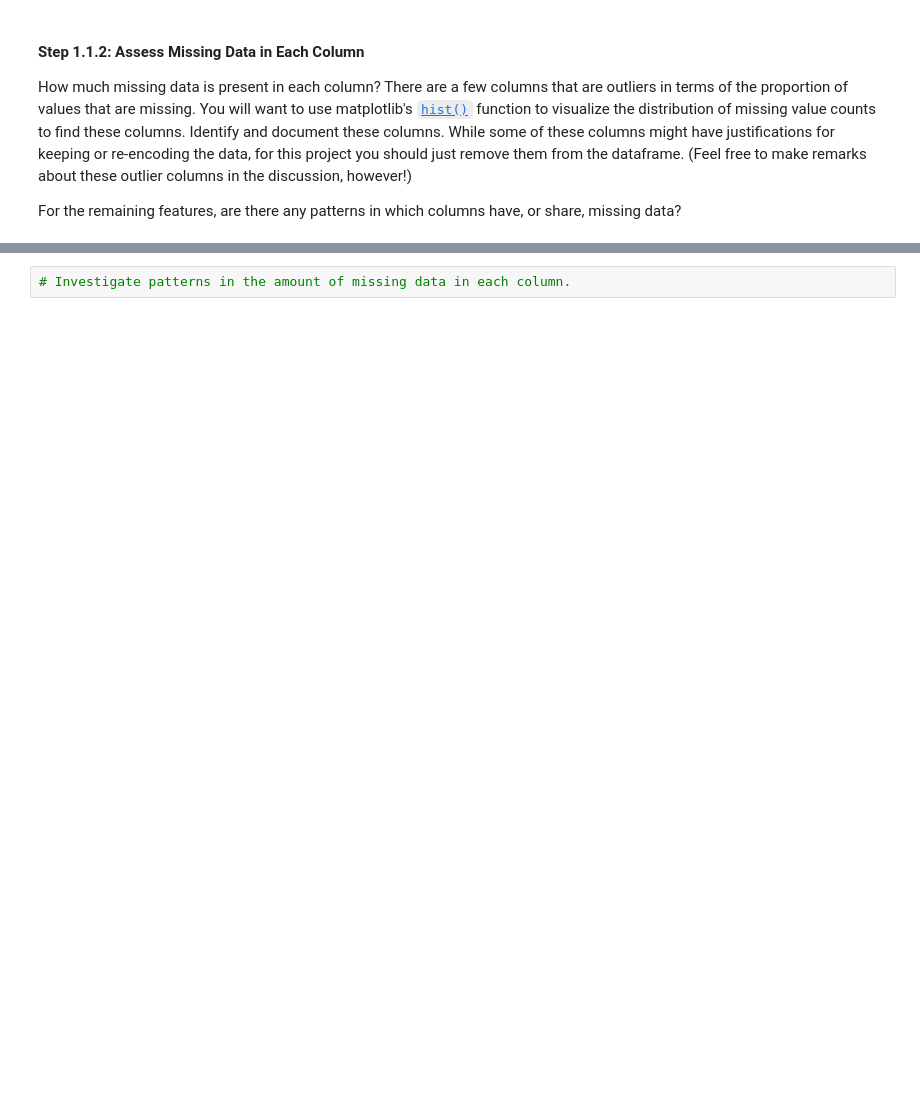
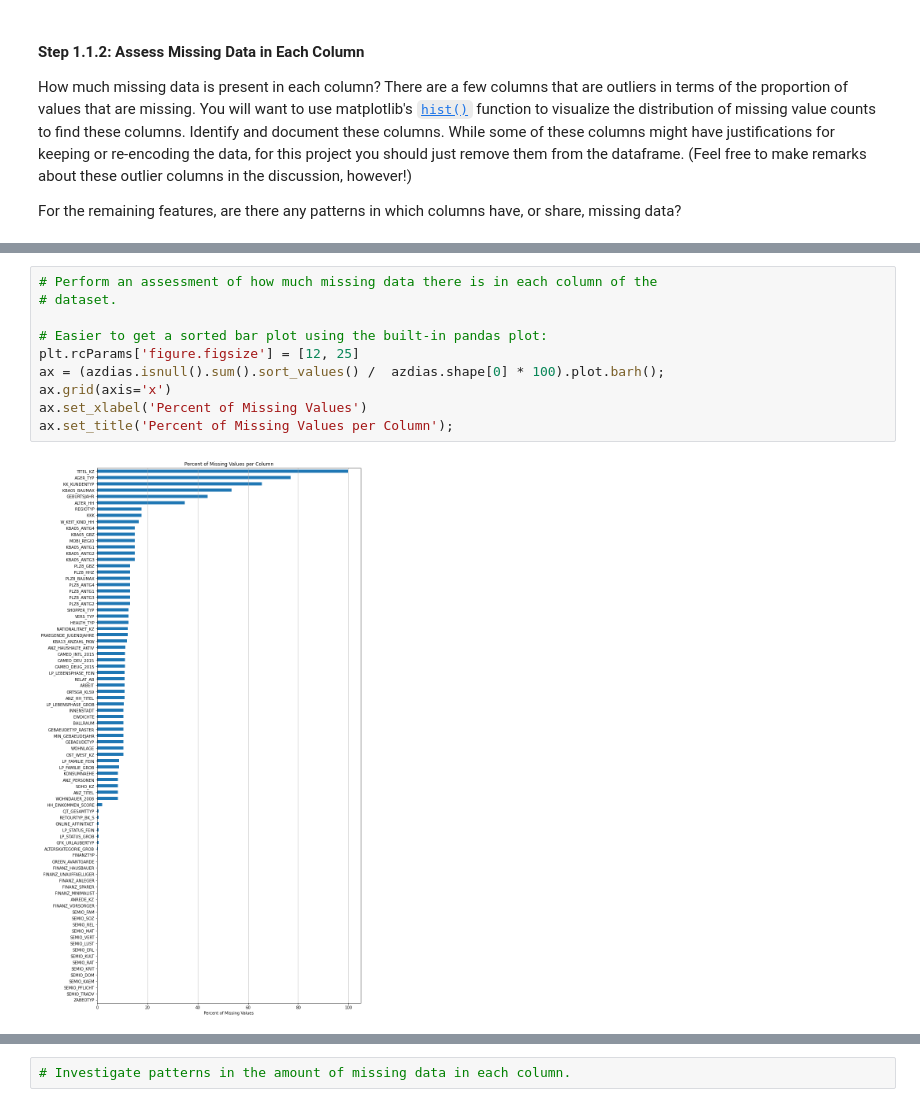
Before and after one commit to tom-itl/Machine_Learning, a Jupyter notebook: Identify_Customer_Segments.ipynb, the cells around one changed output, grey strips where cells are left out. Saved outputs shown, nothing was run; the diff lists cells and outputs as text; blank space fills up the shorter version.

```diff
--- a/Identify_Customer_Segments.ipynb
+++ b/Identify_Customer_Segments.ipynb
@@ -267,0 +214,12 @@ For the remaining features, are there any patterns in which columns have, or sha
+# %%
+# Perform an assessment of how much missing data there is in each column of the
+# dataset.
+
+# Easier to get a sorted bar plot using the built-in pandas plot:
+plt.rcParams['figure.figsize'] = [12, 25]
+ax = (azdias.isnull().sum().sort_values() /  azdias.shape[0] * 100).plot.barh();
+ax.grid(axis='x')
+ax.set_xlabel('Percent of Missing Values')
+ax.set_title('Percent of Missing Values per Column');
+# %% [output]
+[figure, added]
```
Also changed, not shown: parts of 18 cells of this notebook.
